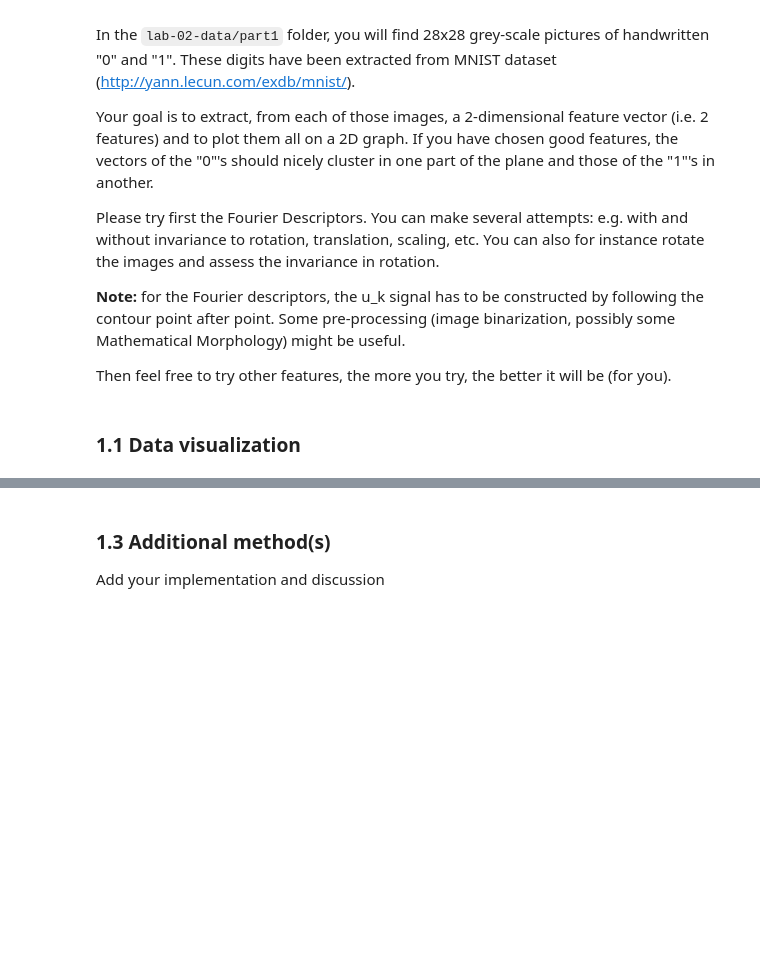
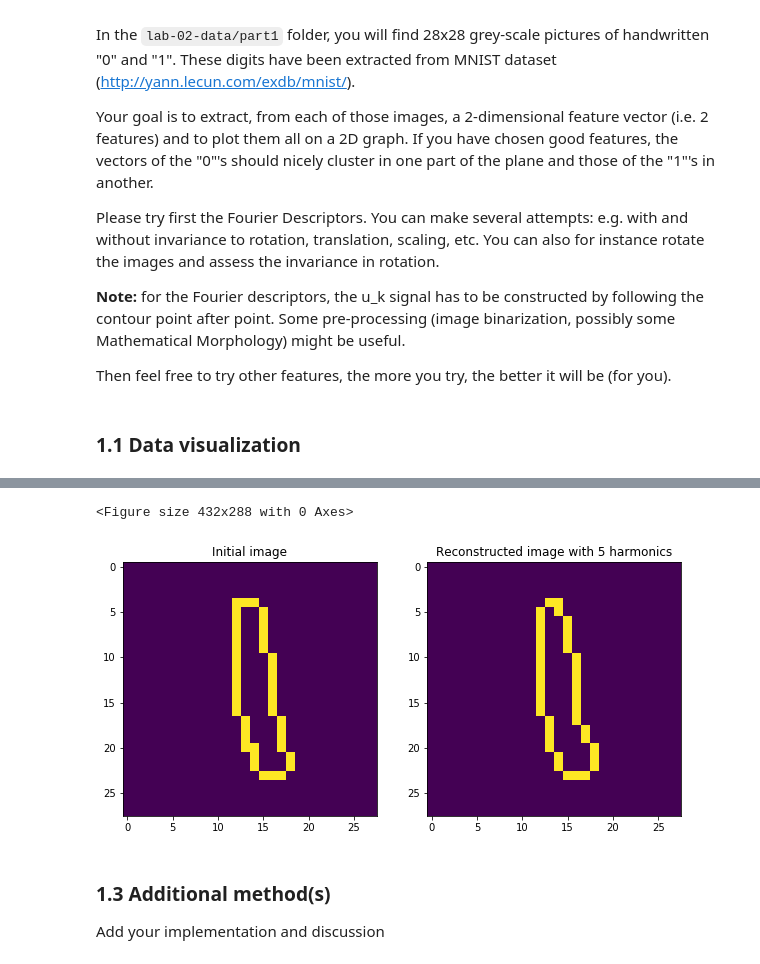
Before and after one commit to arthurBricq/ImageAnalysisLabs, a Jupyter notebook: lab02/lab_02_object_description.ipynb, the cells around one changed output, grey strips where cells are left out. Cells and saved outputs as stored; diff of their text form; code cells hidden in the pictures; blank space fills up the shorter version.

```diff
--- a/lab02/lab_02_object_description.ipynb
+++ b/lab02/lab_02_object_description.ipynb
@@ -76,0 +39,3 @@ Add your implementation and discussion
+# %%
+zeros=imPro.get_zeros()
+ones = imPro.get_ones()
@@ -77,3 +55,32 @@ Add your implementation and discussion
+# %%
+img = ones[1]
+[X,Y] = imPro.get_outmost_contour(img)
+im_contour = imPro.get_contour_image([X,Y])
+
+signal = X + 1j * Y
+fourier = np.fft.fft(signal)
+
+amplitudes = np.abs(fourier)
+phases = np.angle(fourier)
+
+k = 5 # number of harmonic to use
+fourier[k:-k] = 0
+fourier_inv = np.fft.ifft(fourier)
+
+X_hat = np.rint(fourier_inv.real).astype(int)
+Y_hat = np.rint(fourier_inv.imag).astype(int)
+im_contour_hat = imPro.get_contour_image([X_hat, Y_hat])
+
+plt.figure()
+fig, axs = plt.subplots(1,2,figsize = (10,5))
+axs[0].imshow(im_contour)
+axs[0].set_title('Initial image')
+axs[1].imshow(im_contour_hat)
+axs[1].set_title('Reconstructed image with {} harmonics'.format(k))
+plt.show()
+# %% [output]
+<Figure size 432x288 with 0 Axes>
+[figure, added]
 # %% [markdown]
 ### 1.3 Additional method(s)
 Add your implementation and discussion
```
Also changed, not shown: parts of 6 cells of this notebook, 2 other files.
